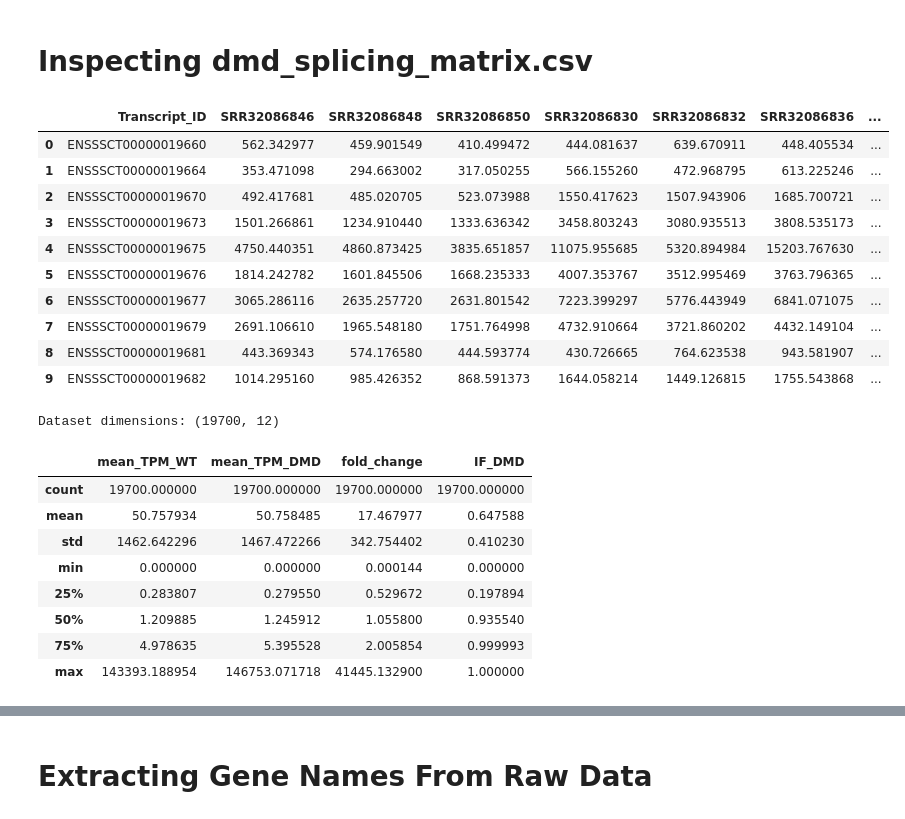
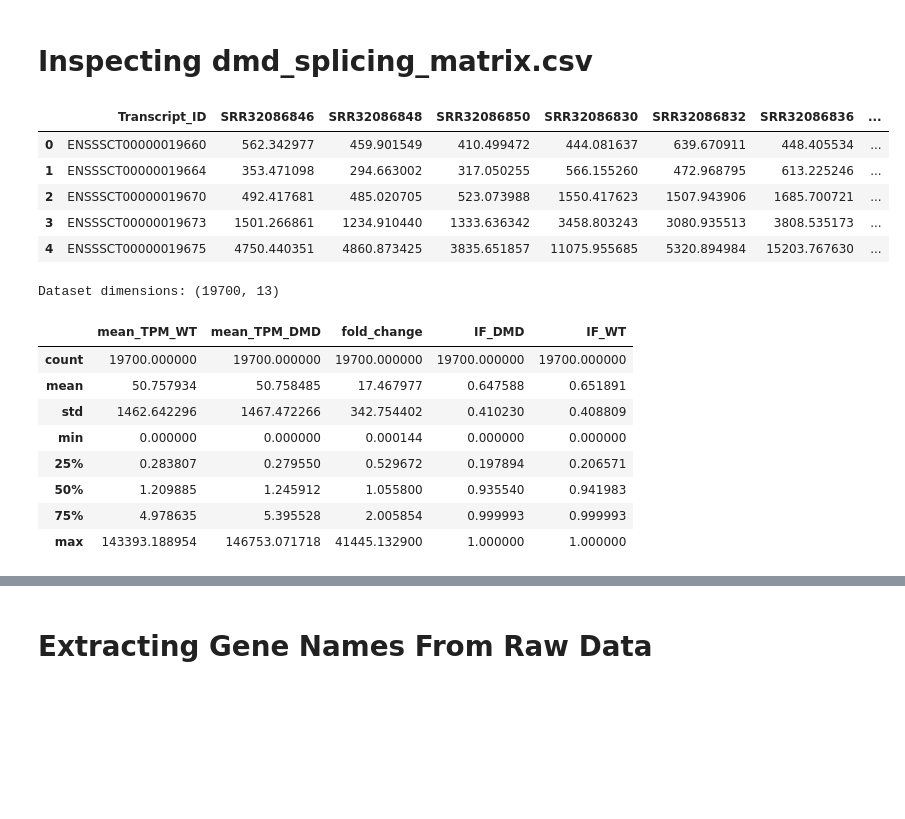
Before and after one commit to MissileXCrisis/EVA, a Jupyter notebook: notebooks/02_FASTA_Salmon_EDA.ipynb, the cells around one changed output, grey strips where cells are left out. Cells and saved outputs as stored; diff of their text form; code cells hidden in the pictures; blank space fills up the shorter version.

```diff
--- a/notebooks/02_FASTA_Salmon_EDA.ipynb
+++ b/notebooks/02_FASTA_Salmon_EDA.ipynb
@@ -68,22 +68,17 @@ AGAATTAAAGCCTCATTGGATAAATCGTCAAGAAACAGTGTTTTCTACATTGCAGCATCT
 # %%
 import pandas as pd
 
 # Load the dataset and display the first 10 rows
 # Note: Set index_col=0 if the first column contains exon/sample IDs rather than data
-df = pd.read_csv('../data/processed/dmd_splicing_matrix.csv')
-df.head(10)
+df = pd.read_csv('../data/processed/splicing_matrix.csv')
+df.head(5)
 # %% [output]
 |  | Transcript_ID | SRR32086846 | SRR32086848 | SRR32086850 | SRR32086830 | SRR32086832 | SRR32086836 | ... |
 | 0 | ENSSSCT00000019660 | 562.342977 | 459.901549 | 410.499472 | 444.081637 | 639.670911 | 448.405534 | ... |
 | 1 | ENSSSCT00000019664 | 353.471098 | 294.663002 | 317.050255 | 566.155260 | 472.968795 | 613.225246 | ... |
 | 2 | ENSSSCT00000019670 | 492.417681 | 485.020705 | 523.073988 | 1550.417623 | 1507.943906 | 1685.700721 | ... |
 | 3 | ENSSSCT00000019673 | 1501.266861 | 1234.910440 | 1333.636342 | 3458.803243 | 3080.935513 | 3808.535173 | ... |
 | 4 | ENSSSCT00000019675 | 4750.440351 | 4860.873425 | 3835.651857 | 11075.955685 | 5320.894984 | 15203.767630 | ... |
-| 5 | ENSSSCT00000019676 | 1814.242782 | 1601.845506 | 1668.235333 | 4007.353767 | 3512.995469 | 3763.796365 | ... |
-| 6 | ENSSSCT00000019677 | 3065.286116 | 2635.257720 | 2631.801542 | 7223.399297 | 5776.443949 | 6841.071075 | ... |
-| 7 | ENSSSCT00000019679 | 2691.106610 | 1965.548180 | 1751.764998 | 4732.910664 | 3721.860202 | 4432.149104 | ... |
-| 8 | ENSSSCT00000019681 | 443.369343 | 574.176580 | 444.593774 | 430.726665 | 764.623538 | 943.581907 | ... |
-| 9 | ENSSSCT00000019682 | 1014.295160 | 985.426352 | 868.591373 | 1644.058214 | 1449.126815 | 1755.543868 | ... |
 # %%
 import matplotlib.pyplot as plt
 import numpy as np
@@ -95,19 +90,19 @@ sns.set_theme(style="whitegrid")
 plt.rcParams["figure.dpi"] = 100
 
 # Load dataset
-df = pd.read_csv('../data/processed/dmd_splicing_matrix.csv')
+df = pd.read_csv('../data/processed/splicing_matrix.csv')
 
 # Quick metric check
 print("Dataset dimensions:", df.shape)
-df[["mean_TPM_WT", "mean_TPM_DMD", "fold_change", "IF_DMD"]].describe()
+df[["mean_TPM_WT", "mean_TPM_DMD", "fold_change", "IF_DMD","IF_WT"]].describe()
 # %% [output]
-Dataset dimensions: (19700, 12)
+Dataset dimensions: (19700, 13)
-|  | mean_TPM_WT | mean_TPM_DMD | fold_change | IF_DMD |
-| count | 19700.000000 | 19700.000000 | 19700.000000 | 19700.000000 |
-| mean | 50.757934 | 50.758485 | 17.467977 | 0.647588 |
-| std | 1462.642296 | 1467.472266 | 342.754402 | 0.410230 |
-| min | 0.000000 | 0.000000 | 0.000144 | 0.000000 |
-| 25% | 0.283807 | 0.279550 | 0.529672 | 0.197894 |
-| 50% | 1.209885 | 1.245912 | 1.055800 | 0.935540 |
-| 75% | 4.978635 | 5.395528 | 2.005854 | 0.999993 |
-| max | 143393.188954 | 146753.071718 | 41445.132900 | 1.000000 |
+|  | mean_TPM_WT | mean_TPM_DMD | fold_change | IF_DMD | IF_WT |
+| count | 19700.000000 | 19700.000000 | 19700.000000 | 19700.000000 | 19700.000000 |
+| mean | 50.757934 | 50.758485 | 17.467977 | 0.647588 | 0.651891 |
+| std | 1462.642296 | 1467.472266 | 342.754402 | 0.410230 | 0.408809 |
+| min | 0.000000 | 0.000000 | 0.000144 | 0.000000 | 0.000000 |
+| 25% | 0.283807 | 0.279550 | 0.529672 | 0.197894 | 0.206571 |
+| 50% | 1.209885 | 1.245912 | 1.055800 | 0.935540 | 0.941983 |
+| 75% | 4.978635 | 5.395528 | 2.005854 | 0.999993 | 0.999993 |
+| max | 143393.188954 | 146753.071718 | 41445.132900 | 1.000000 | 1.000000 |
```
Also changed, not shown: parts of 20 cells of this notebook, 2 other files.
